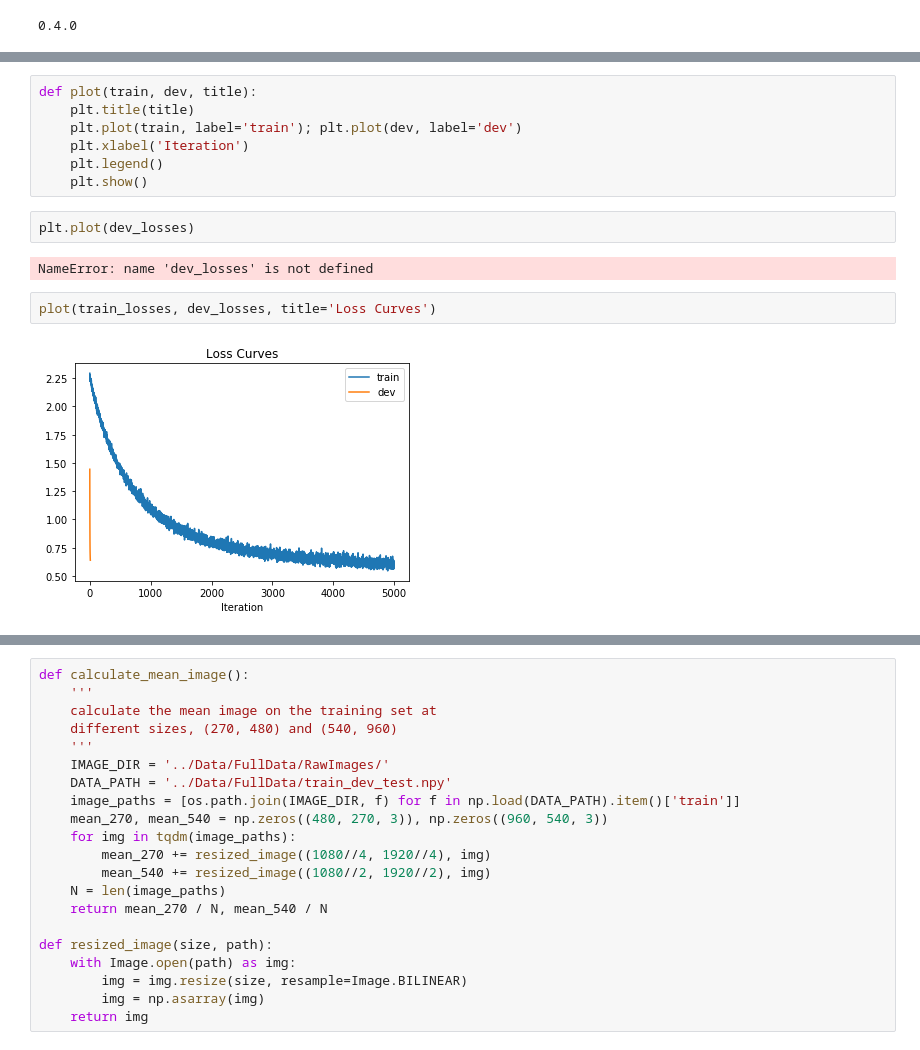
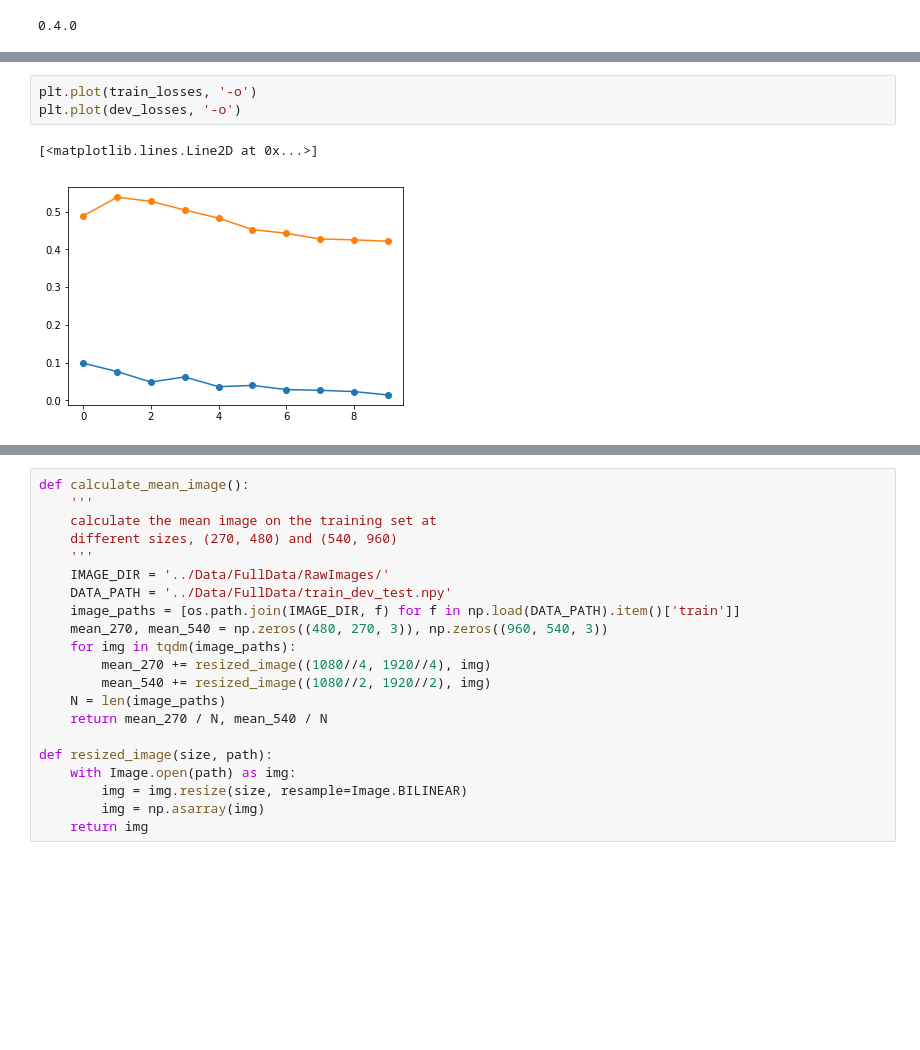
Before and after one commit to jlikhuva/NutritionProject, a Jupyter notebook: Localizer/prototypes.ipynb, the cells around one changed output, grey strips where cells are left out. Drawn from its saved outputs; the diff is of its cells as text; blank space fills up the shorter version.

```diff
--- a/Localizer/prototypes.ipynb
+++ b/Localizer/prototypes.ipynb
@@ -118,16 +115,7 @@ If you're reading this message in another frontend (for example, a static render
-# %%
-def plot(train, dev, title):
-    plt.title(title)
-    plt.plot(train, label='train'); plt.plot(dev, label='dev')
-    plt.xlabel('Iteration')
-    plt.legend()
-    plt.show()
 # %%
-plt.plot(dev_losses)
+plt.plot(train_losses, '-o')
+plt.plot(dev_losses, '-o')
 # %% [output]
-NameError: name 'dev_losses' is not defined
+[<matplotlib.lines.Line2D at 0x...>]
+[figure, added]
-# %%
-plot(train_losses, dev_losses, title='Loss Curves')
-# %% [output]
-[figure, removed]
 # %%
```
Also changed, not shown: parts of 3 cells of this notebook, 2 other files.
